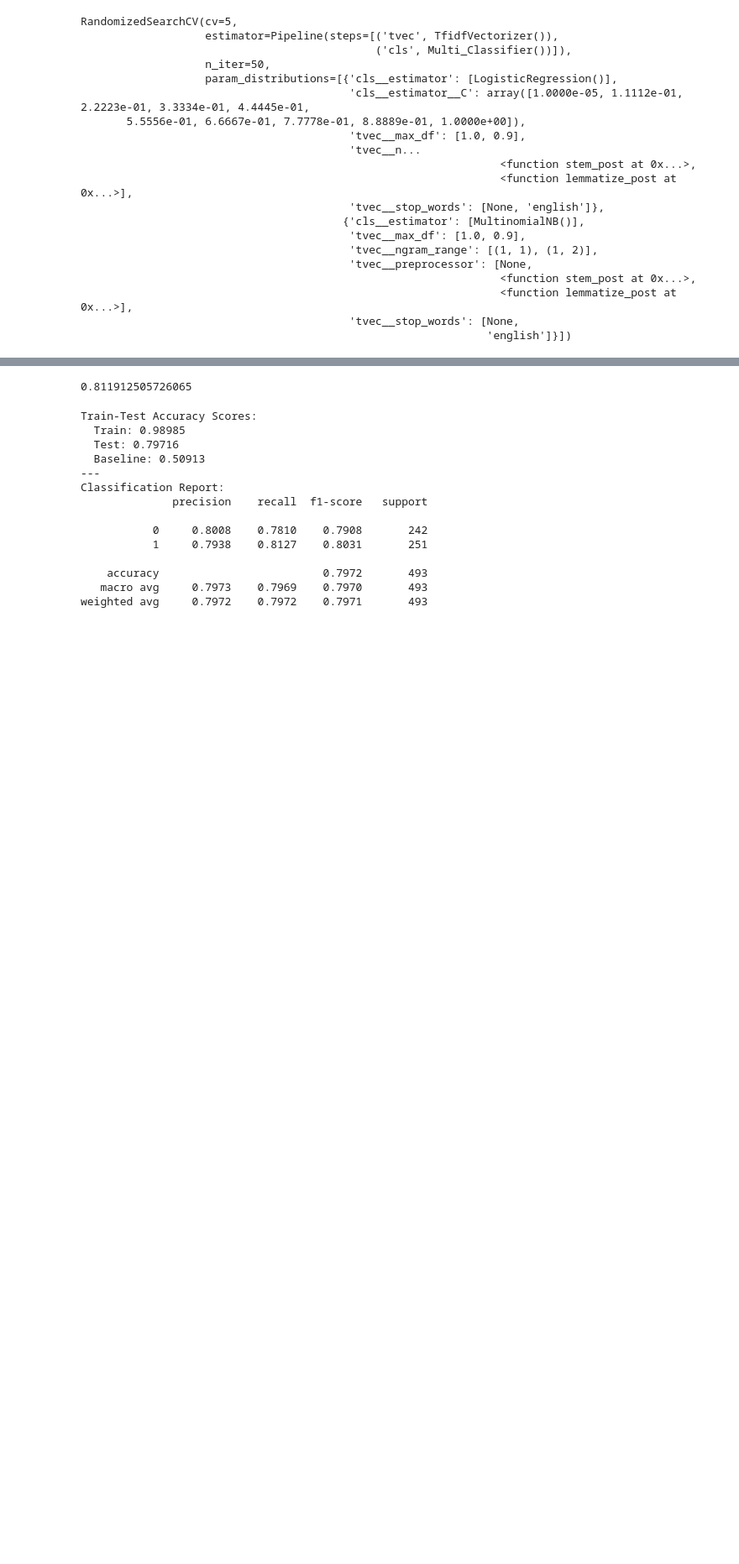
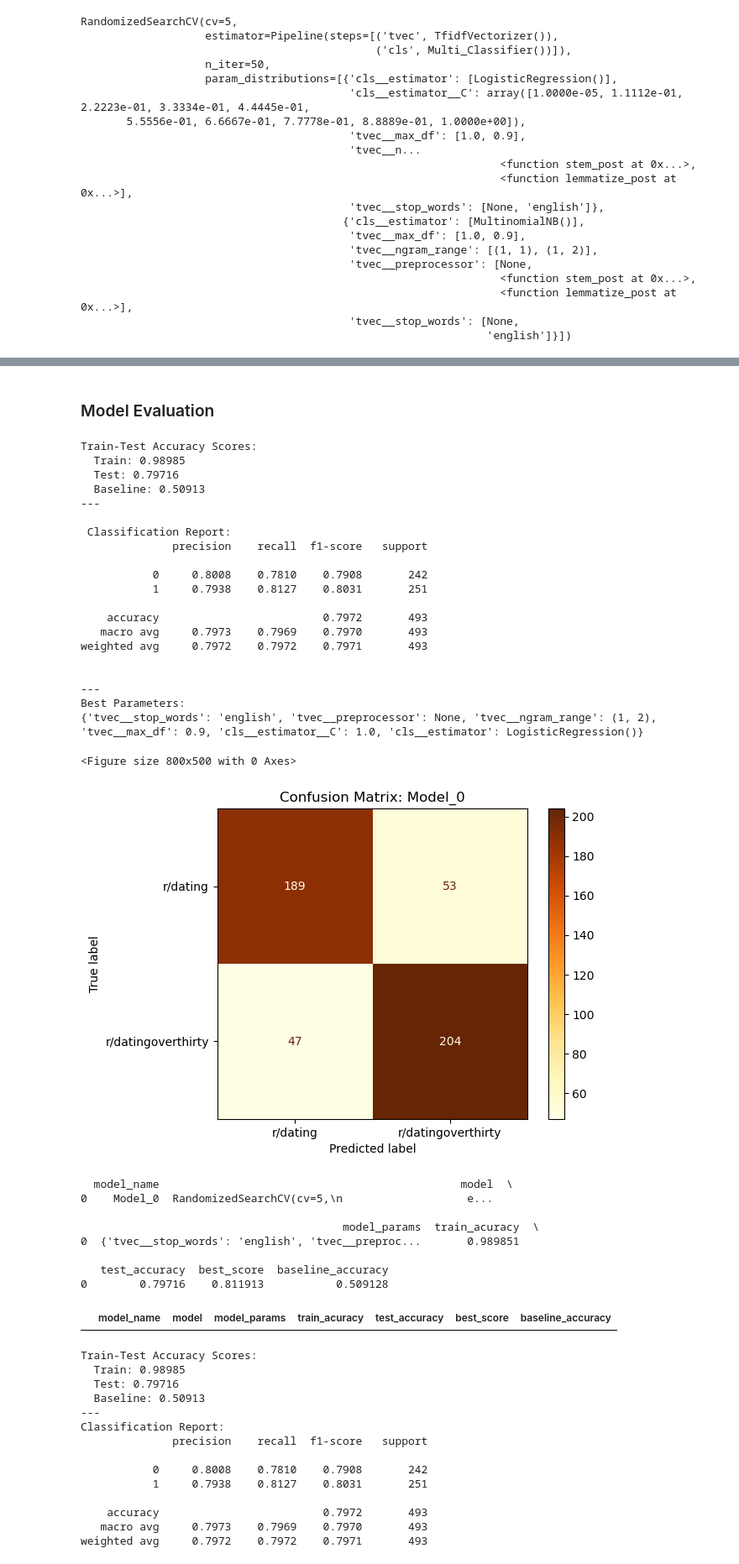
Before and after one commit to bobadams1/reddit_classifier, a Jupyter notebook: code/Modeling_3.ipynb, the cells around one changed output, grey strips where cells are left out. Shown at 84% size. Saved outputs shown, nothing was run; the diff lists cells and outputs as text; code cells hidden in the pictures; blank space fills up the shorter version.

```diff
--- a/code/Modeling_3.ipynb
+++ b/code/Modeling_3.ipynb
@@ -164,0 +166,36 @@ class Multi_Classifier(BaseEstimator):
+# %%
+# Empty Data Frame to capture output from each model fit.
+model_performance_capture = pd.DataFrame(columns = ['model_name', 'model', 'model_params', 'train_acuracy', 'test_accuracy', 'best_score', 'baseline_accuracy'])
+# %%
+# Evaluate Model Performance
+def model_evaluation(model, model_name):
+
+    # print(model_performance)
+
+    #Print Model Evaluations to the screen
+    print(f"Train-Test Accuracy Scores:\n  Train: {round(train_accy0,5)} \n  Test: {round(test_accy0,5)}\n  Baseline: {round(dummy_accuracy,5)}\n---")
+    print(f"\n Classification Report:\n{classification_report(y_test, rs0.predict(X_test), digits = 4)}")
+    print(f"\n---\nBest Parameters: \n{model.best_params_}")
+
+    # Plot and Save the Confusion Matrix
+    plt.figure(figsize = (8,5))
+    ConfusionMatrixDisplay.from_predictions(y_test, preds0, cmap = 'YlOrBr', display_labels=['r/dating','r/datingoverthirty'])
+    plt.title(f"Confusion Matrix: {model_name}")
+    # plt.suptitle('Stop Words: English | Unigrams and Bigrams | Max Documents:90% | No Stem/Lem | LogisticRegression', y=0, fontsize = 9)
+    plt.savefig(fname= f'./images/{model_name}_Confusion Matrix.png', bbox_inches = 'tight', dpi = 200)
+    plt.show()
+
+    #Append results of key metrics to
+    # pd.concat(model_performance_capture,
+    model_performance = pd.DataFrame({
+        'model_name' : model_name,
+        'model' : model,
+        'model_params' : [model.best_params_],
+        'train_acuracy' : model.score(X_train, y_train),
+        'test_accuracy' : model.score(X_test, y_test),
+        'best_score' : model.best_score_,
+        'baseline_accuracy' : dummy_accuracy
+        })
+
+    model_performance_capture.append(model_performance)
+    return model_performance_capture
@@ -241,4 +279,0 @@ rs0.best_params_
-# %%
-rs0.best_score_
-# %% [output]
-0.811912505726065
@@ -250 +280,37 @@ preds_proba0 = rs0.predict_proba(X_test)
+# %% [markdown]
+### Model Evaluation
+# %%
+model_evaluation(rs0, 'Model_0')
+# %% [output]
+Train-Test Accuracy Scores:
+  Train: 0.98985
+  Test: 0.79716
+  Baseline: 0.50913
+---
+
+ Classification Report:
+              precision    recall  f1-score   support
+
+           0     0.8008    0.7810    0.7908       242
+           1     0.7938    0.8127    0.8031       251
+
+    accuracy                         0.7972       493
+   macro avg     0.7973    0.7969    0.7970       493
+weighted avg     0.7972    0.7972    0.7971       493
+
+
+---
+Best Parameters:
+{'tvec__stop_words': 'english', 'tvec__preprocessor': None, 'tvec__ngram_range': (1, 2), 'tvec__max_df': 0.9, 'cls__estimator__C': 1.0, 'cls__estimator': LogisticRegression()}
+<Figure size 800x500 with 0 Axes>
+[figure, added]
+  model_name                                              model  \
+0    Model_0  RandomizedSearchCV(cv=5,\n                   e...
+
+                                        model_params  train_acuracy  \
+0  {'tvec__stop_words': 'english', 'tvec__preproc...       0.989851
+
+   test_accuracy  best_score  baseline_accuracy
+0        0.79716    0.811913           0.509128
+|  | model_name | model | model_params | train_acuracy | test_accuracy | best_score | baseline_accuracy |
 # %%
```
Also changed, not shown: parts of 12 cells of this notebook, 2 other files.
